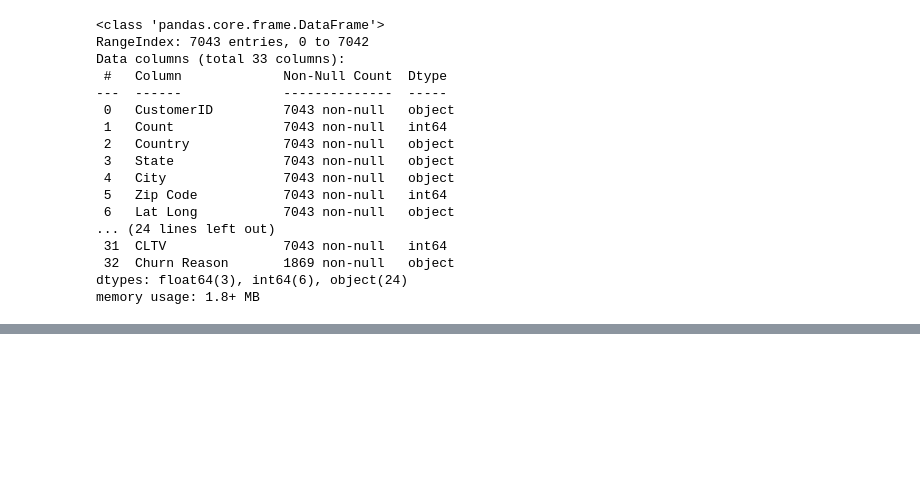
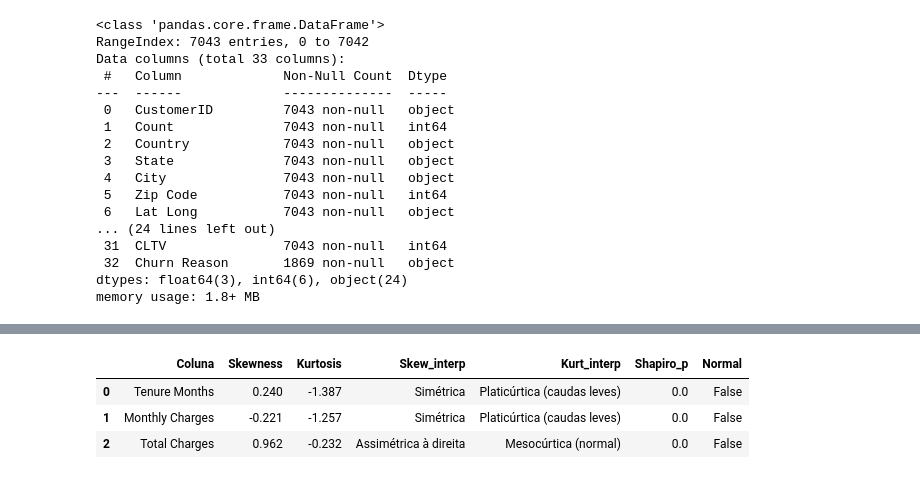
Before and after one commit to leonflicts42/tech_challenge_1_fiap_mlops, a Jupyter notebook: notebooks/1_vab_eda.ipynb, the cells around one changed output, grey strips where cells are left out. Saved outputs shown, nothing was run; the diff lists cells and outputs as text; code cells hidden in the pictures; blank space fills up the shorter version.

```diff
--- a/notebooks/1_vab_eda.ipynb
+++ b/notebooks/1_vab_eda.ipynb
@@ -1489,0 +590,88 @@ logger.info("Análise de correlação e multicolinearidade finalizada.")
+# %%
+logger.info(
+    "Análise da assimetria e curtose iniciada para %d variáveis numéricas.", len(COLS_NUM)
+)
+distribution_stats = []
+
+for col in COLS_NUM:
+    series = df[col].dropna()
+    skewness = series.skew()
+    kurtosis = series.kurtosis()  # excess kurtosis (normal = 0)
+
+    if abs(skewness) < 0.5:
+        interp_skew = "Simétrica"
+    elif skewness > 0:
+        interp_skew = "Assimétrica à direita"
+    else:
+        interp_skew = "Assimétrica à esquerda"
+
+    if abs(kurtosis) < 0.5:
+        interp_kurt = "Mesocúrtica (normal)"
+    elif kurtosis > 0:
+        interp_kurt = "Leptocúrtica (caudas pesadas)"
+    else:
+        interp_kurt = "Platicúrtica (caudas leves)"
+
+    # Shapiro-Wilk: limitado a 5000 amostras (exigência do scipy)
+    amostra = series.sample(min(len(series), 5000), random_state=RANDOM_STATE)
+    _, p_valor = stats.shapiro(amostra)
+    normal = p_valor > 0.05
+
+    distribution_stats.append({
+        "Coluna": col, "Skewness": round(skewness, 3), "Kurtosis": round(kurtosis, 3),
+        "Skew_interp": interp_skew, "Kurt_interp": interp_kurt,
+        "Shapiro_p": round(p_valor, 4), "Normal": normal,
+    })
+
+    fig, ax = plt.subplots(figsize=(7, 4))
+    ax.hist(series, bins=30, color=CORES["primaria"], edgecolor="white",
+            linewidth=0.5, density=True, alpha=0.85, zorder=2, label="Distribuição observada")
+
+    x = np.linspace(series.min(), series.max(), 200)
+    curva_normal = stats.norm.pdf(x, series.mean(), series.std())
+    ax.plot(x, curva_normal, color=CORES["destaque"], linewidth=2,
+            linestyle="--", label="Normal teórica", zorder=3)
+    ax.axvline(series.mean(), color=CORES["secundaria"], linewidth=1.5, linestyle=":",
+               label=f"Média ({series.mean():.2f})", zorder=3)
+
+    ax.set_title(
+        f"{col}\n"
+        f"Skew: {skewness:.3f} ({interp_skew})  |  "
+        f"Kurt: {kurtosis:.3f} ({interp_kurt})  |  "
+        f"Shapiro p={p_valor:.4f} {'✓ normal' if normal else '✗ não normal'}",
+        fontsize=9,
+    )
+    ax.set_xlabel("Valor")
+    ax.set_ylabel("Densidade")
+    ax.yaxis.grid(True, linestyle="--", alpha=0.4, zorder=0)
+    ax.set_axisbelow(True)
+    ax.spines[["top", "right"]].set_visible(False)
+    ax.legend(fontsize=8)
+
+    plt.tight_layout()
+    output_path = (
+        REPORTS_FIGURES_UNIVARIADA / f"univariate_skew_kurt_{col.lower().replace(' ', '_')}.png"
+    )
+    plt.savefig(output_path, dpi=120, bbox_inches="tight")
+    plt.show()
+    plt.close()
+
+    logger.info(
+        "%s | skewness=%.3f (%s) | kurtosis=%.3f (%s) | shapiro_p=%.4f | normal=%s",
+        col, skewness, interp_skew, kurtosis, interp_kurt, p_valor, normal,
+    )
+    logger.info("Artefato salvo: %s", output_path)
+
+    if not normal:
+        logger.warning(
+            "%s | distribuição não normal (Shapiro p=%.4f) — considerar log1p ou Box-Cox na Etapa 1.03",
+            col, p_valor,
+        )
+
+logger.info(
+    "Análise da assimetria e curtose finalizada para %d variáveis numéricas.", len(COLS_NUM)
+)
+
+# Tabela resumo
+pd.DataFrame(distribution_stats)
+# %% [output]
@@ -1489,0 +692,4 @@ logger.info("Análise de correlação e multicolinearidade finalizada.")
+|  | Coluna | Skewness | Kurtosis | Skew_interp | Kurt_interp | Shapiro_p | Normal |
+| 0 | Tenure Months | 0.240 | -1.387 | Simétrica | Platicúrtica (caudas leves) | 0.0 | False |
+| 1 | Monthly Charges | -0.221 | -1.257 | Simétrica | Platicúrtica (caudas leves) | 0.0 | False |
+| 2 | Total Charges | 0.962 | -0.232 | Assimétrica à direita | Mesocúrtica (normal) | 0.0 | False |
```
Also changed, not shown: parts of 63 cells of this notebook, 21 other files.
